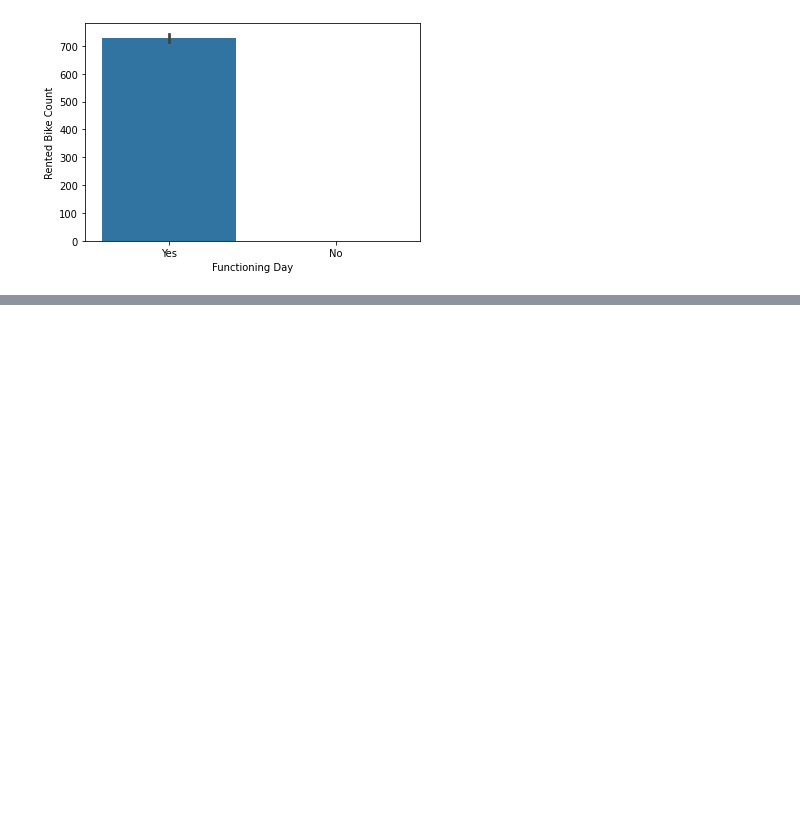
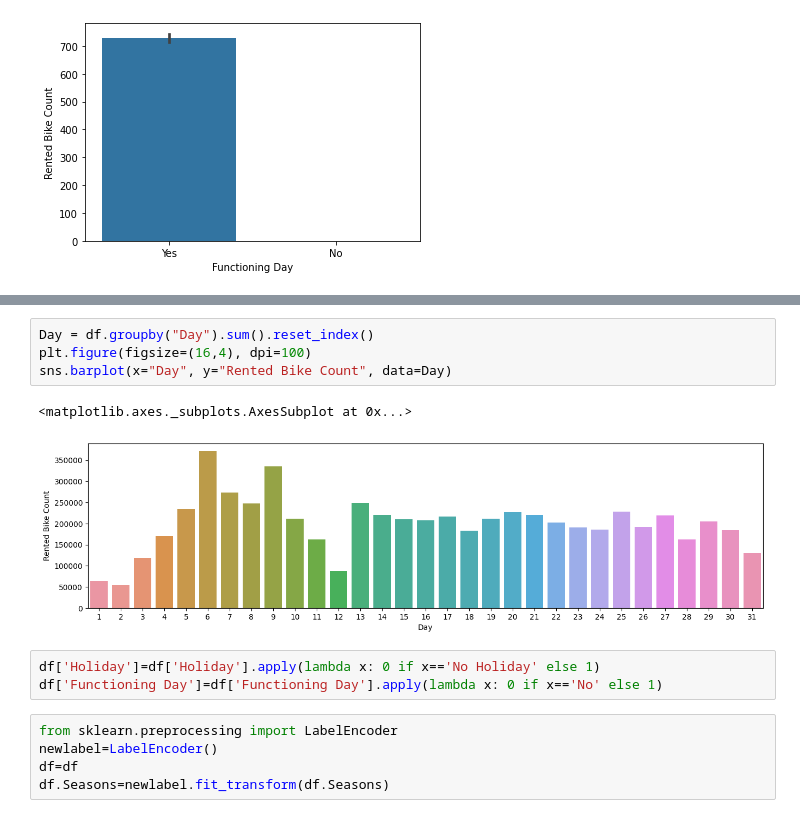
Before and after one commit to raghavendrakulkarni14/AlmaBetterCAP2, a Jupyter notebook: RaghavendraAKulkarni_Capstone_Project2.ipynb, the cells around one changed output, grey strips where cells are left out. Drawn from its saved outputs; the diff is of its cells as text; blank space fills up the shorter version.

```diff
--- a/RaghavendraAKulkarni_Capstone_Project2.ipynb
+++ b/RaghavendraAKulkarni_Capstone_Project2.ipynb
@@ -191,0 +225,15 @@ sns.barplot(x='Functioning Day',y='Rented Bike Count',data=df)
+# %%
+Day = df.groupby("Day").sum().reset_index()
+plt.figure(figsize=(16,4), dpi=100)
+sns.barplot(x="Day", y="Rented Bike Count", data=Day)
+# %% [output]
+<matplotlib.axes._subplots.AxesSubplot at 0x...>
+[figure, added]
+# %%
+df['Holiday']=df['Holiday'].apply(lambda x: 0 if x=='No Holiday' else 1)
+df['Functioning Day']=df['Functioning Day'].apply(lambda x: 0 if x=='No' else 1)
+# %%
+from sklearn.preprocessing import LabelEncoder
+newlabel=LabelEncoder()
+df=df
+df.Seasons=newlabel.fit_transform(df.Seasons)
```
Also changed, not shown: parts of 5 cells of this notebook.
